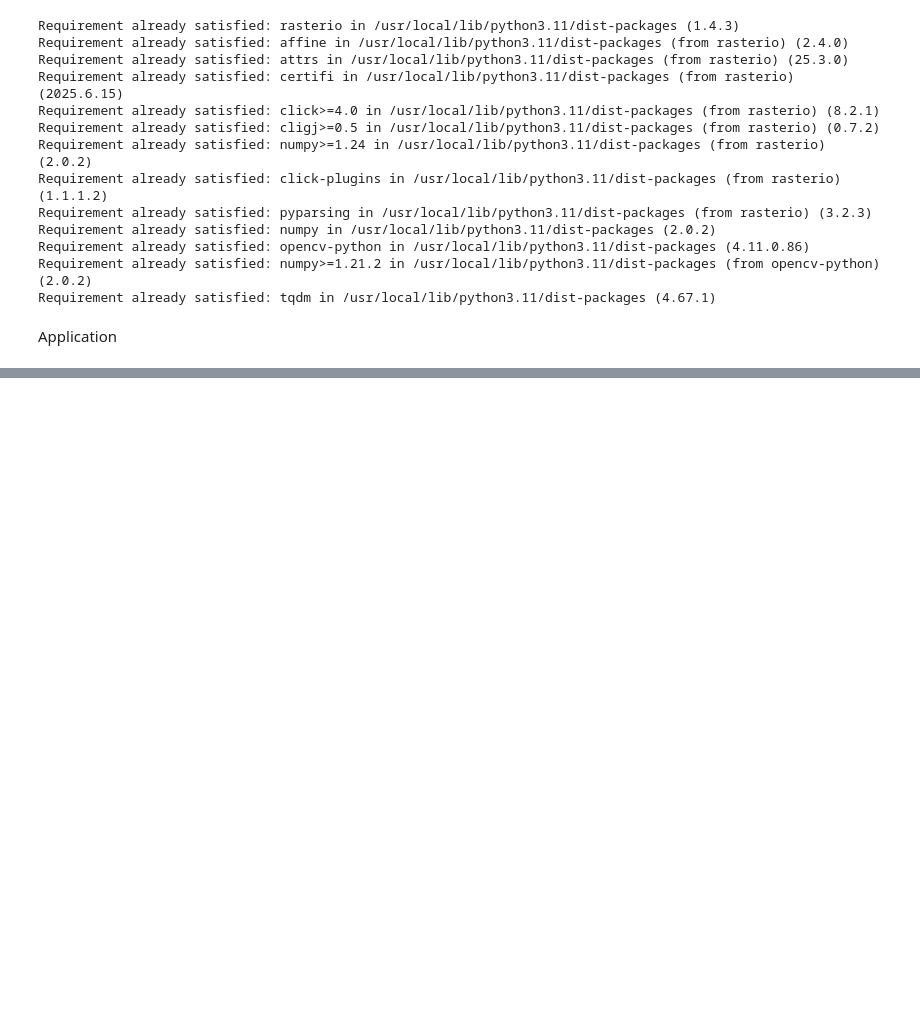
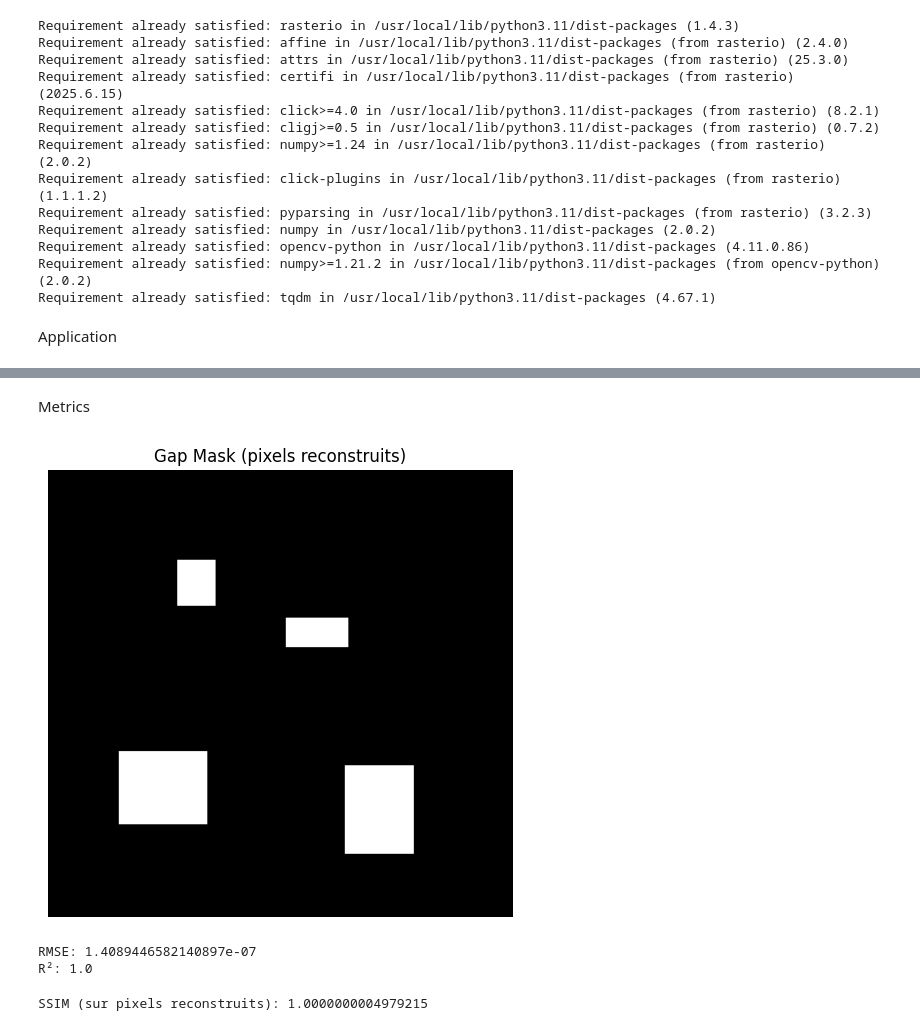
Before and after one commit to larasauser/master, a Jupyter notebook: nspi_2.ipynb, the cells around one changed output, grey strips where cells are left out. Cells and saved outputs as stored; diff of their text form; code cells hidden in the pictures; blank space fills up the shorter version.

```diff
--- a/nspi_2.ipynb
+++ b/nspi_2.ipynb
@@ -118,0 +135,14 @@ Application
+# %%
+input_path = '/content/drive/MyDrive/NDVI_herens_Landsat8_10/imputed/NDVI_2023-08-20.tif'
+target_path = '/content/drive/MyDrive/NDVI_herens_Landsat8_10/NDVI_herens_Landsat8_10_holes/NDVI_2023-08-20.tif'
+# %%
+import rasterio
+import numpy as np
+
+with rasterio.open(input_path) as src:
+  input_image=src.read().transpose(1,2,0).astype(np.float32)
+  input_profile = src.profile
+
+with rasterio.open(target_path) as src:
+  target_image = src.read().transpose(1,2,0).astype(np.float32)
+  target_profile = src.profile
@@ -118,0 +192,51 @@ Application
+# %% [markdown]
+Metrics
+# %%
+import matplotlib.pyplot as plt
+
+plt.figure(figsize=(6,6))
+plt.title("Gap Mask (pixels reconstruits)")
+plt.imshow(gap_mask, cmap='gray')
+plt.axis('off')  # pour enlever les axes, optionnel
+plt.show()
+# %% [output]
+[figure, added]
+# %%
+import numpy as np
+from sklearn.metrics import mean_squared_error, r2_score
+
+# Extraire uniquement les pixels reconstruits
+input_pixels = input_image[gap_mask]
+filled_pixels = filled_img[gap_mask]
+
+# RMSE
+rmse = np.sqrt(mean_squared_error(input_pixels, filled_pixels))
+
+# R-squared
+r2 = r2_score(input_pixels, filled_pixels)
+
+print(f"RMSE: {rmse}")
+print(f"R²: {r2}")
+# %% [output]
+RMSE: 1.4089446582140897e-07
+R²: 1.0
+# %%
+from skimage.metrics import structural_similarity as ssim
+
+# SSIM entre les deux images sur la zone reconstruite
+# On doit extraire la sous-image correspondant aux pixels gap_mask pour SSIM.
+# Mais SSIM s'applique en général sur une image 2D, donc on peut appliquer un masque
+
+# Créons des images où les pixels hors gap_mask sont mis à 0 pour éviter d'influencer la comparaison
+
+input_img = np.squeeze(input_image)  # (757, 788)
+filled_img = np.squeeze(filled_img)  # (757, 788)
+
+input_masked = np.where(gap_mask, input_img, 0)
+filled_masked = np.where(gap_mask, filled_img, 0)
+
+ssim_index, _ = ssim(input_masked, filled_masked, full=True, data_range=2)
+
+print(f"SSIM (sur pixels reconstruits): {ssim_index}")
+# %% [output]
+SSIM (sur pixels reconstruits): 1.0000000004979215
```
Also changed, not shown: parts of 19 cells of this notebook.
